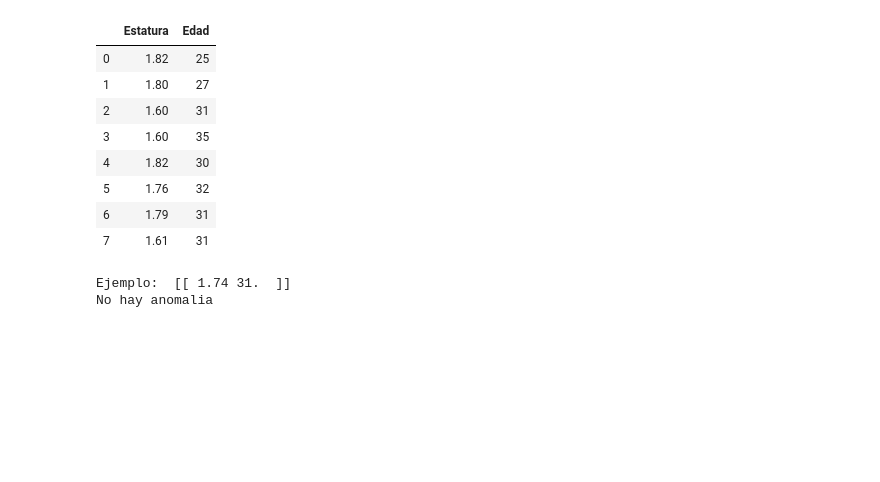
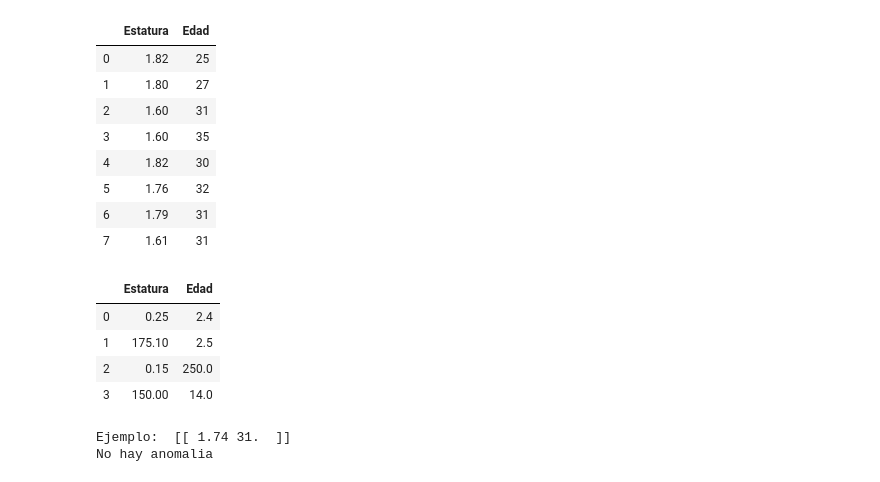
Before and after one commit to JsebastianR92/SLII_Practica1, a Jupyter notebook: Práctica1-Sebastián_Rodríguez.ipynb, the cells around one changed output. Saved outputs shown, nothing was run; the diff lists cells and outputs as text; code cells hidden in the pictures; blank space fills up the shorter version.

```diff
--- a/Práctica1-Sebastián_Rodríguez.ipynb
+++ b/Práctica1-Sebastián_Rodríguez.ipynb
@@ -242,6 +242,17 @@ datap2
 | 5 | 1.76 | 32 |
 | 6 | 1.79 | 31 |
 | 7 | 1.61 | 31 |
+# %%
+datap3 = pd.read_csv("estaturas3.csv",delimiter=';')
+type(datap3)
+datap3.shape
+datap3
+# %% [output]
+|  | Estatura | Edad |
+| 0 | 0.25 | 2.4 |
+| 1 | 175.10 | 2.5 |
+| 2 | 0.15 | 250.0 |
+| 3 | 150.00 | 14.0 |
 # %%
 a = np.cov(data.values.T)
 b = np.mean(data.values, axis =0)
```
Also changed, not shown: parts of 6 cells of this notebook, 3 other files.
